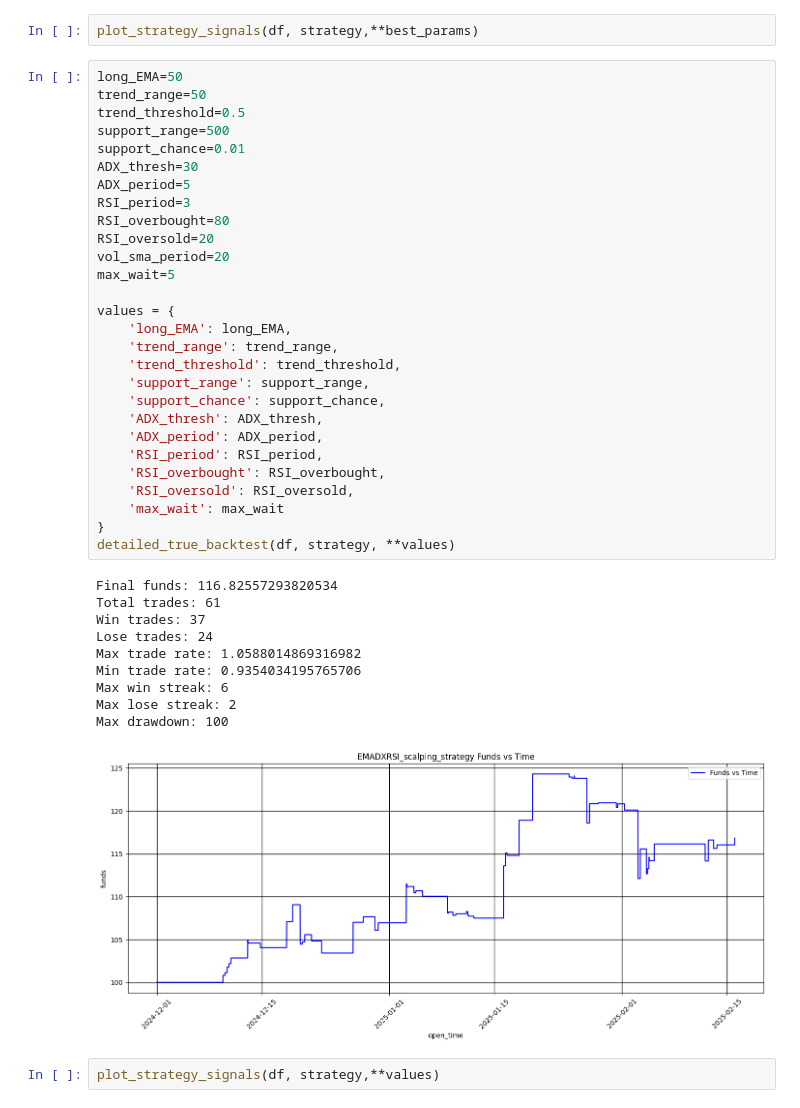
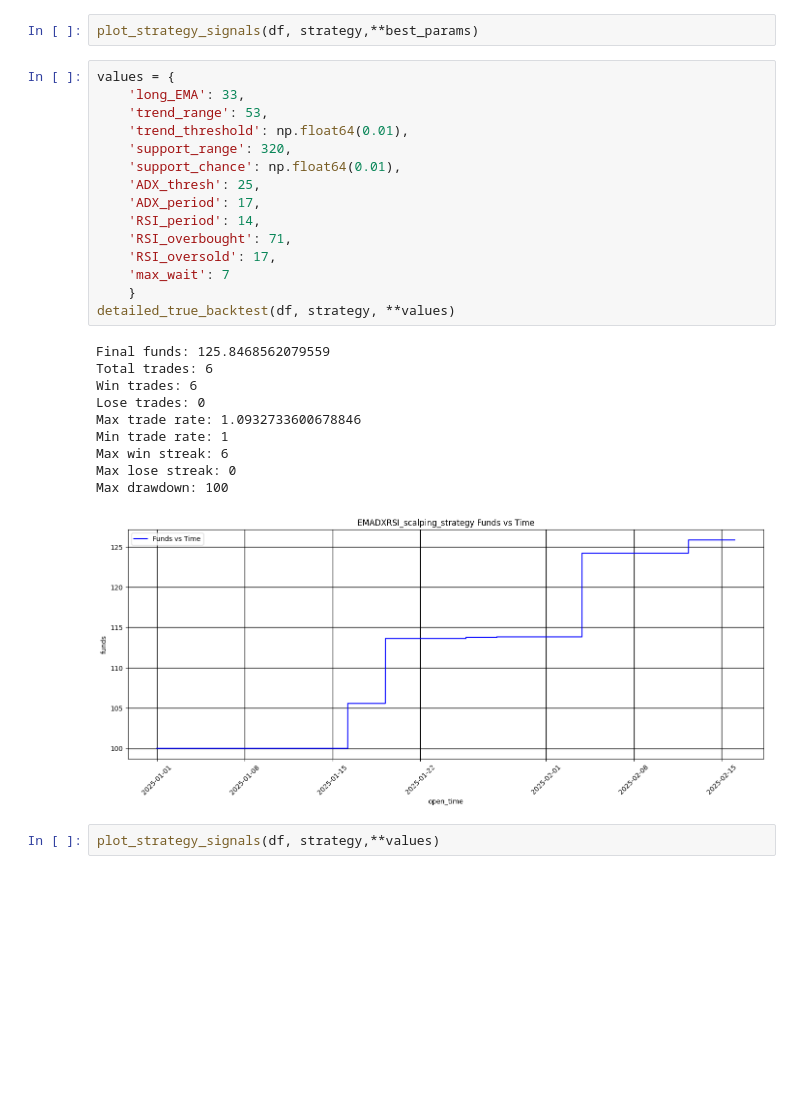
Before and after one commit to Pliperkiller/PhyNancy, a Jupyter notebook: data_analisys/da_param_optimization.ipynb, the cells around one changed output. Saved outputs shown, nothing was run; the diff lists cells and outputs as text; blank space fills up the shorter version.

```diff
--- a/data_analisys/da_param_optimization.ipynb
+++ b/data_analisys/da_param_optimization.ipynb
@@ -112,44 +111,31 @@ Max drawdown: 100
 # %%
 plot_strategy_signals(df, strategy,**best_params)
-# %%
-long_EMA=50
-trend_range=50
-trend_threshold=0.5
-support_range=500
-support_chance=0.01
-ADX_thresh=30
-ADX_period=5
-RSI_period=3
-RSI_overbought=80
-RSI_oversold=20
-vol_sma_period=20
-max_wait=5
-
-values = {
-    'long_EMA': long_EMA,
-    'trend_range': trend_range,
-    'trend_threshold': trend_threshold,
-    'support_range': support_range,
-    'support_chance': support_chance,
-    'ADX_thresh': ADX_thresh,
-    'ADX_period': ADX_period,
-    'RSI_period': RSI_period,
-    'RSI_overbought': RSI_overbought,
-    'RSI_oversold': RSI_oversold,
-    'max_wait': max_wait
-}
-detailed_true_backtest(df, strategy, **values)
-# %% [output]
-Final funds: 116.82557293820534
-Total trades: 61
-Win trades: 37
-Lose trades: 24
-Max trade rate: 1.0588014869316982
-Min trade rate: 0.9354034195765706
-Max win streak: 6
-Max lose streak: 2
-Max drawdown: 100
-[figure, removed]
+# %%
+values = {
+    'long_EMA': 33,
+    'trend_range': 53,
+    'trend_threshold': np.float64(0.01),
+    'support_range': 320,
+    'support_chance': np.float64(0.01),
+    'ADX_thresh': 25,
+    'ADX_period': 17,
+    'RSI_period': 14,
+    'RSI_overbought': 71,
+    'RSI_oversold': 17,
+    'max_wait': 7
+    }
+detailed_true_backtest(df, strategy, **values)
+# %% [output]
+Final funds: 125.8468562079559
+Total trades: 6
+Win trades: 6
+Lose trades: 0
+Max trade rate: 1.0932733600678846
+Min trade rate: 1
+Max win streak: 6
+Max lose streak: 0
+Max drawdown: 100
+[figure, added]
 # %%
 plot_strategy_signals(df, strategy,**values)
 # %%
```
Also changed, not shown: parts of 3 cells of this notebook, 14 other files.
